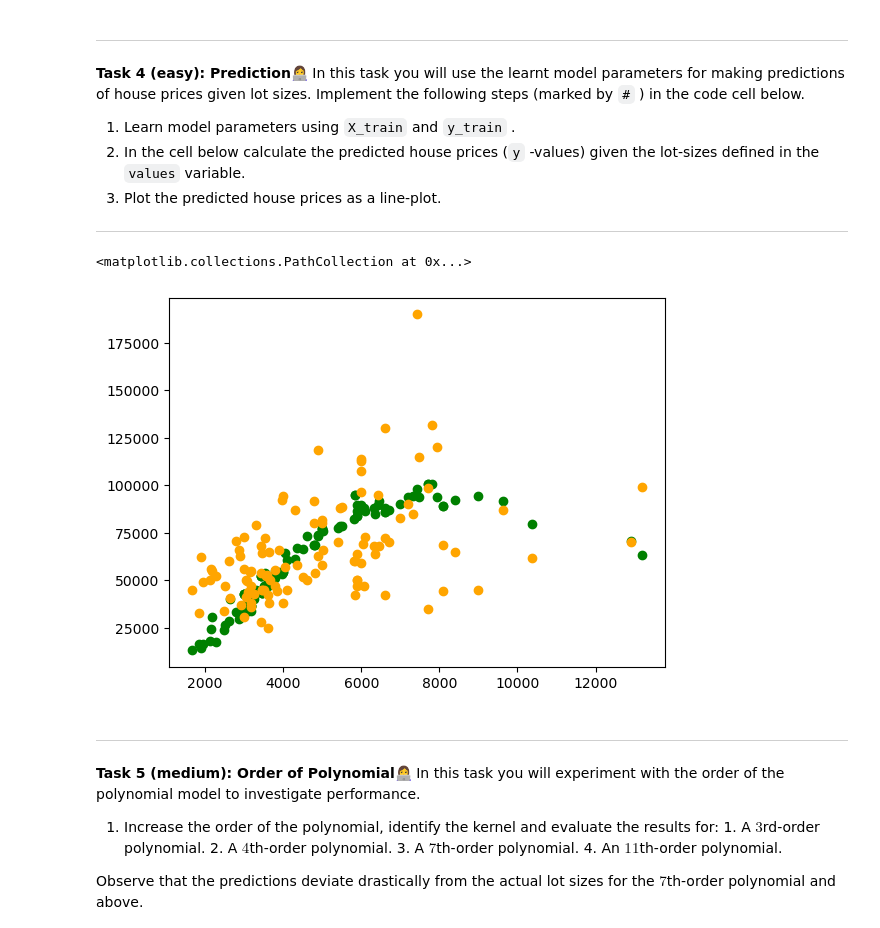
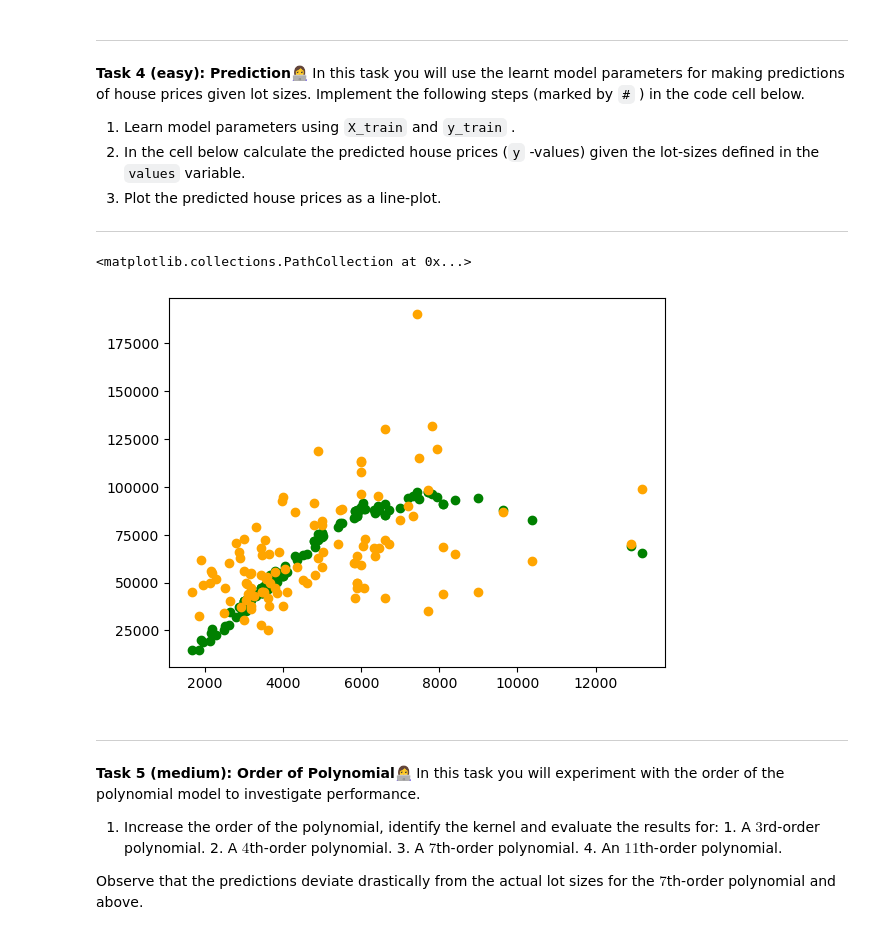
Before and after one commit to AlbertRossJoh/MLintro, a Jupyter notebook: ex_7/01-polynomial_regression.ipynb, the cells around one changed output. Saved outputs shown, nothing was run; the diff lists cells and outputs as text; code cells hidden in the pictures.

```diff
--- a/ex_7/01-polynomial_regression.ipynb
+++ b/ex_7/01-polynomial_regression.ipynb
@@ -198,21 +203,21 @@ In this task you will use the learnt model parameters for making predictions of
 ---
 # %%
 values = np.linspace(X_full.min(), X_full.max(), 50)
-order = 11
+order = 7
 
 # (1) Learn model parameters
 model = train(X_train, y_train, order)
 
 # (2) Evaluate model
 y_pred = predict(X_test, model, order)
 
 # (3) Plot predicted values
 #plt.scatter(X_train, y_train)
 plt.scatter(X_test, y_pred, color='green')
 plt.scatter(X_test, y_test, color='orange')
 # %% [output]
 <matplotlib.collections.PathCollection at 0x...>
-[figure, old version]
+[figure, new version]
 # %% [markdown]
 
 ---
```
Also changed, not shown: parts of 9 cells of this notebook, 1 other file.
